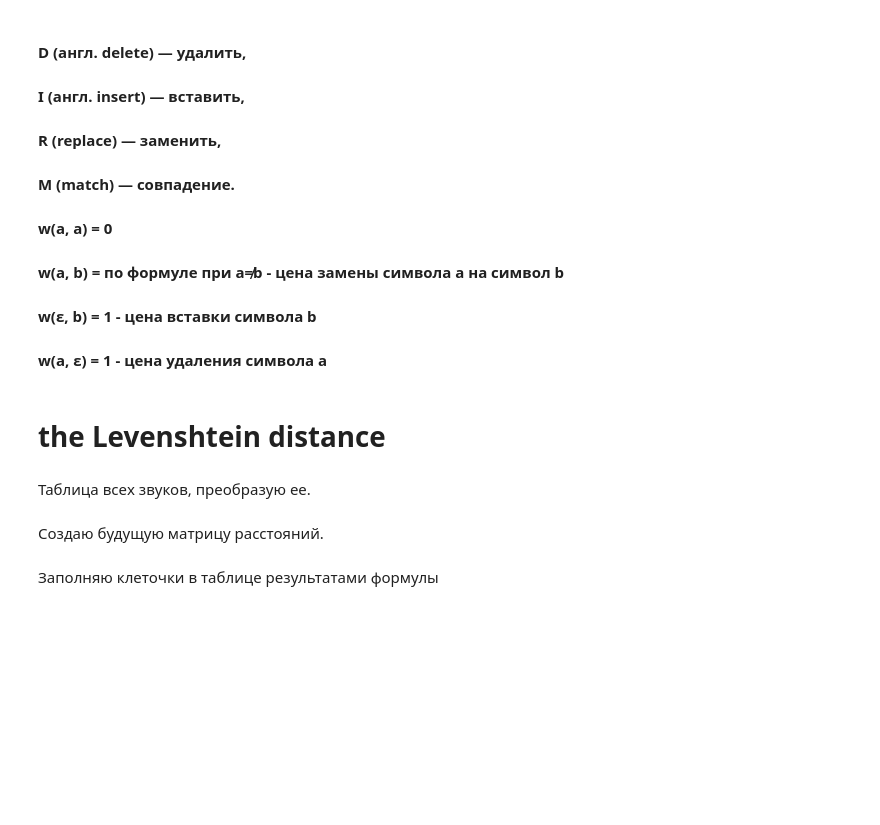
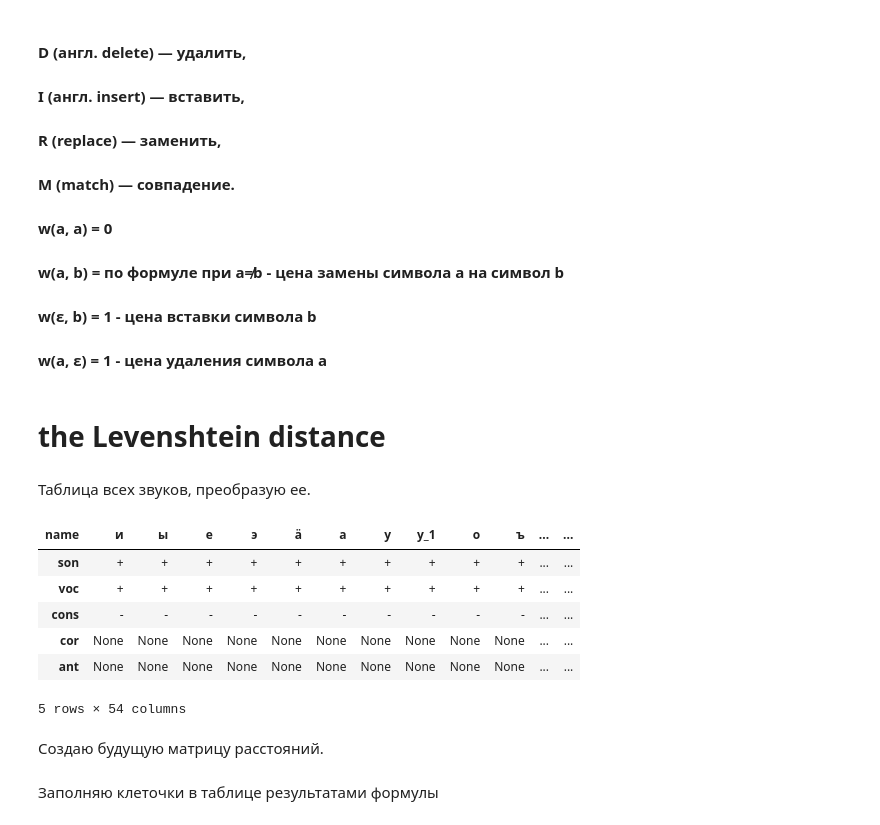
Before and after one commit to Stoneberry/Phonetic-Algorithm, a Jupyter notebook: Курсовая работа.ipynb, the cells around one changed output. Cells and saved outputs as stored; diff of their text form; code cells hidden in the pictures; blank space fills up the shorter version.

```diff
--- a/Курсовая работа.ipynb
+++ b/Курсовая работа.ipynb
@@ -23,6 +27,16 @@ data = data.set_index('name')
 data = data.transpose()
 data = data.fillna('None')
 data = pd.DataFrame(data)
+# %%
+data.head()
+# %% [output]
+| name | и | ы | е | э | ä | а | у | у_1 | о | ъ | ... | ... |
+| son | + | + | + | + | + | + | + | + | + | + | ... | ... |
+| voc | + | + | + | + | + | + | + | + | + | + | ... | ... |
+| cons | - | - | - | - | - | - | - | - | - | - | ... | ... |
+| cor | None | None | None | None | None | None | None | None | None | None | ... | ... |
+| ant | None | None | None | None | None | None | None | None | None | None | ... | ... |
+5 rows × 54 columns
 # %% [markdown]
 Создаю будущую матрицу расстояний.
 # %%
```
Also changed, not shown: parts of 39 cells of this notebook.
